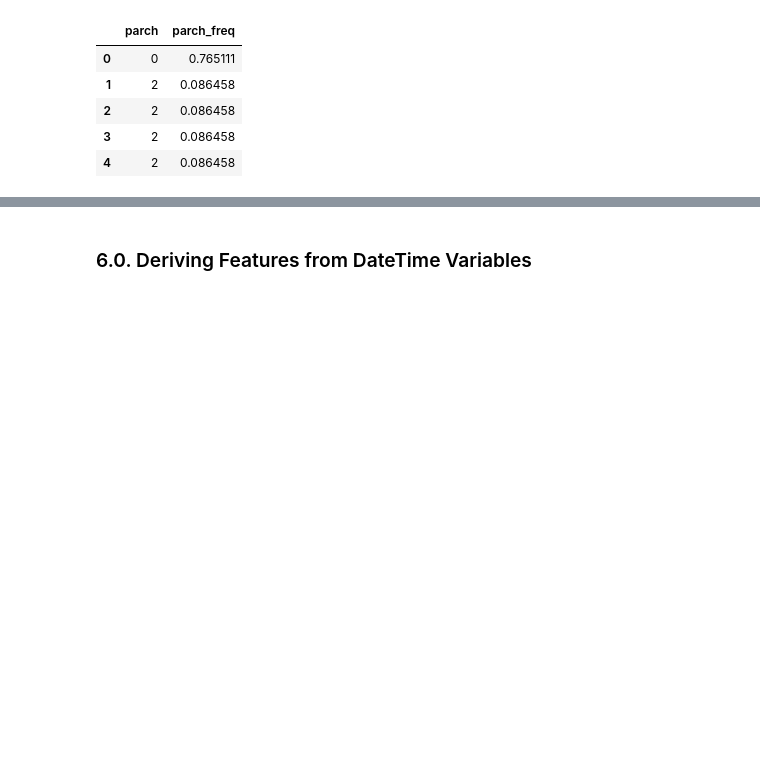
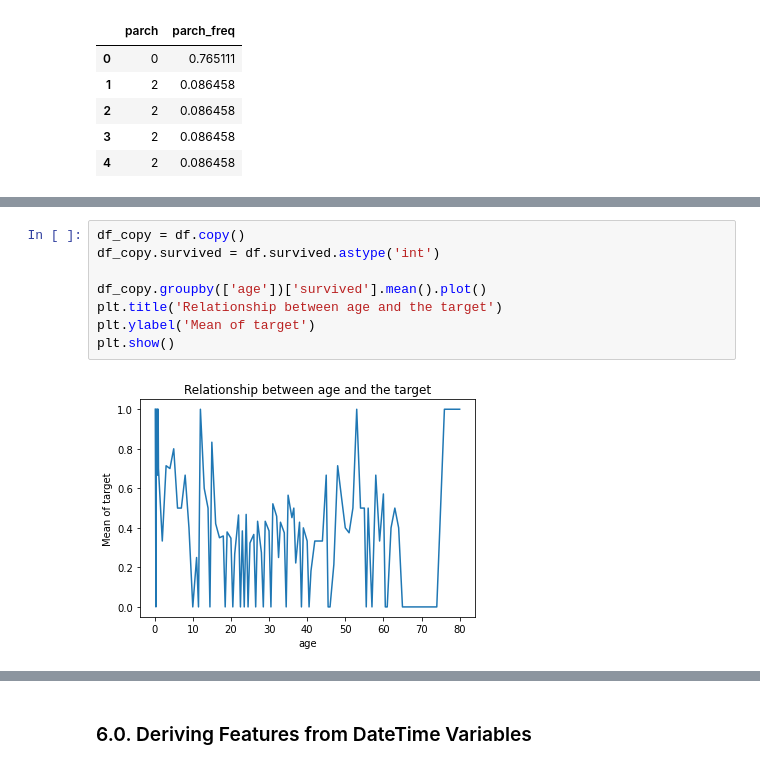
Before and after one commit to jtupitza-msft/edsp-mentoring-program, a Jupyter notebook: 04-Feature-Engineering.ipynb, the cells around one changed output, grey strips where cells are left out. Cells and saved outputs as stored; diff of their text form; blank space fills up the shorter version.

```diff
--- a/04-Feature-Engineering.ipynb
+++ b/04-Feature-Engineering.ipynb
@@ -934,0 +941,10 @@ df_copy[[col_name, enc_col_name]].head()
+# %%
+df_copy = df.copy()
+df_copy.survived = df.survived.astype('int')
+
+df_copy.groupby(['age'])['survived'].mean().plot()
+plt.title('Relationship between age and the target')
+plt.ylabel('Mean of target')
+plt.show()
+# %% [output]
+[figure, added]
```
Also changed, not shown: parts of 28 cells of this notebook.
